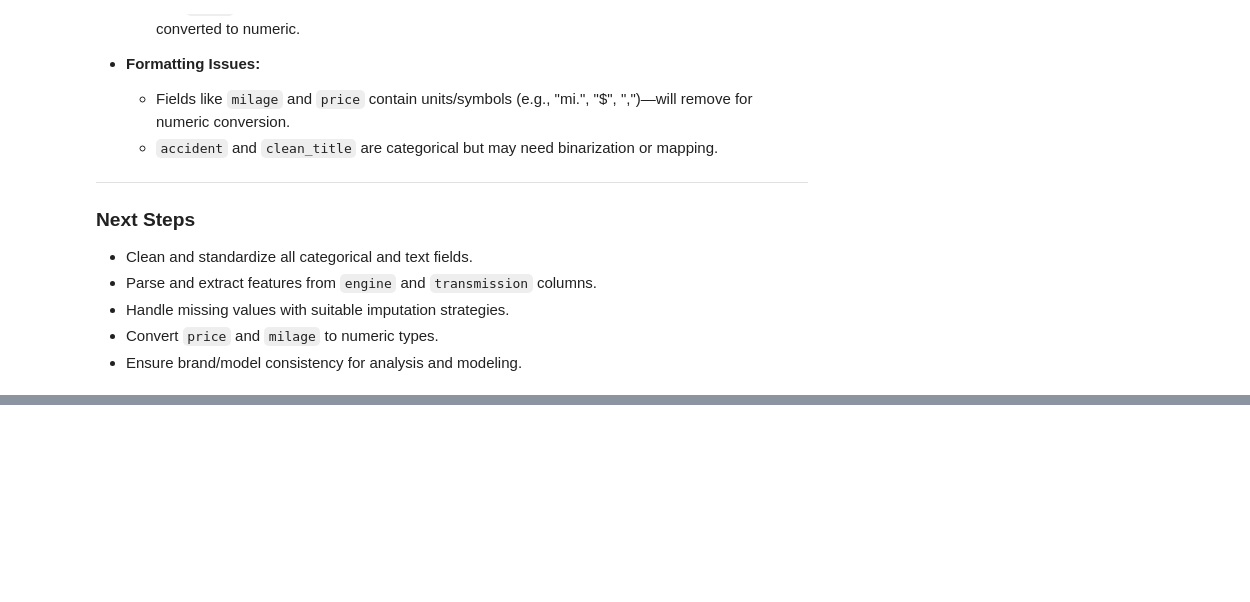
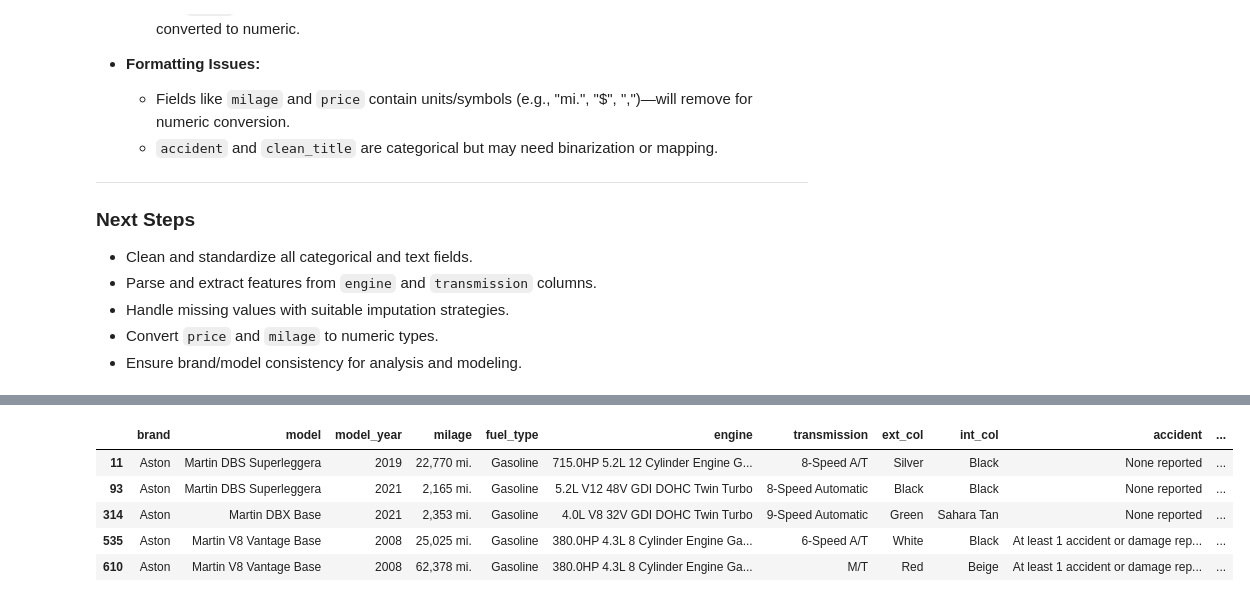
Before and after one commit to DigimonFrankie/Projects, a Jupyter notebook: Used Car Price Prediction: Predictive Modeling with Real-World Data/EDA & Preprocessing.ipynb, the cells around one changed output, grey strips where cells are left out. Saved outputs shown, nothing was run; the diff lists cells and outputs as text; code cells hidden in the pictures; blank space fills up the shorter version.

```diff
--- a/Used Car Price Prediction: Predictive Modeling with Real-World Data/EDA & Preprocessing.ipynb
+++ b/Used Car Price Prediction: Predictive Modeling with Real-World Data/EDA & Preprocessing.ipynb
@@ -79,0 +134,9 @@ df.head()
+# %%
+df[df['brand'] == 'Aston'].head()
+# %% [output]
+|  | brand | model | model_year | milage | fuel_type | engine | transmission | ext_col | int_col | accident | ... |
+| 11 | Aston | Martin DBS Superleggera | 2019 | 22,770 mi. | Gasoline | 715.0HP 5.2L 12 Cylinder Engine G... | 8-Speed A/T | Silver | Black | None reported | ... |
+| 93 | Aston | Martin DBS Superleggera | 2021 | 2,165 mi. | Gasoline | 5.2L V12 48V GDI DOHC Twin Turbo | 8-Speed Automatic | Black | Black | None reported | ... |
+| 314 | Aston | Martin DBX Base | 2021 | 2,353 mi. | Gasoline | 4.0L V8 32V GDI DOHC Twin Turbo | 9-Speed Automatic | Green | Sahara Tan | None reported | ... |
+| 535 | Aston | Martin V8 Vantage Base | 2008 | 25,025 mi. | Gasoline | 380.0HP 4.3L 8 Cylinder Engine Ga... | 6-Speed A/T | White | Black | At least 1 accident or damage rep... | ... |
+| 610 | Aston | Martin V8 Vantage Base | 2008 | 62,378 mi. | Gasoline | 380.0HP 4.3L 8 Cylinder Engine Ga... | M/T | Red | Beige | At least 1 accident or damage rep... | ... |
```
Also changed, not shown: parts of 13 cells of this notebook.
